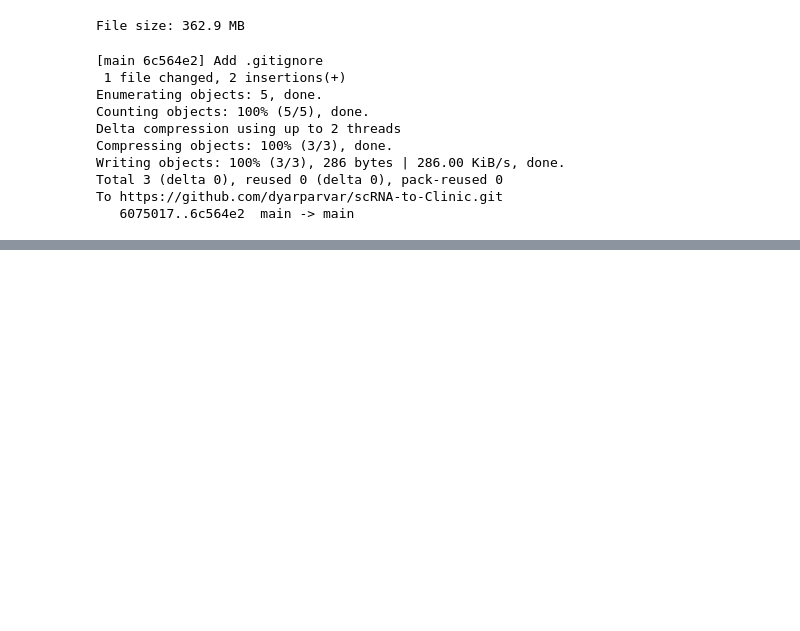
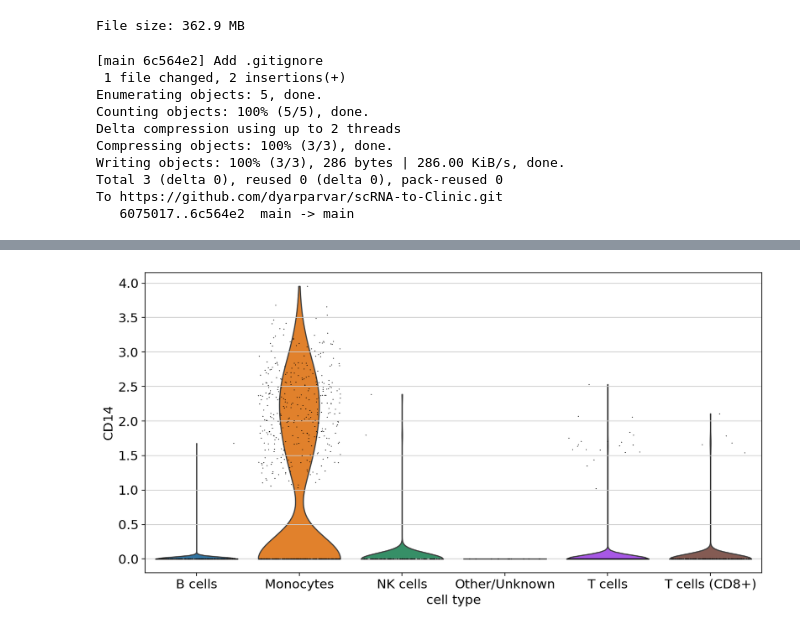
Before and after one commit to dyarparvar/scRNA-to-Clinic, a Jupyter notebook: module1_scrna_foundations.ipynb, the cells around one changed output, grey strips where cells are left out. Cells and saved outputs as stored; diff of their text form; code cells hidden in the pictures; blank space fills up the shorter version.

```diff
--- a/module1_scrna_foundations.ipynb
+++ b/module1_scrna_foundations.ipynb
@@ -888,0 +933,14 @@ This is another figure type you'll produce at CG-TIC. What story does it tell?
+# %%
+fig, ax = plt.subplots(figsize=(12, 6))
+
+sc.pl.violin(
+    adata,
+    'CD14',
+    groupby='cell_type',
+    use_raw=False,
+    layer='normalised',
+    jitter=0.4,
+    ax=ax
+)
+# %% [output]
+[figure, added]
```
Also changed, not shown: parts of 23 cells of this notebook.
